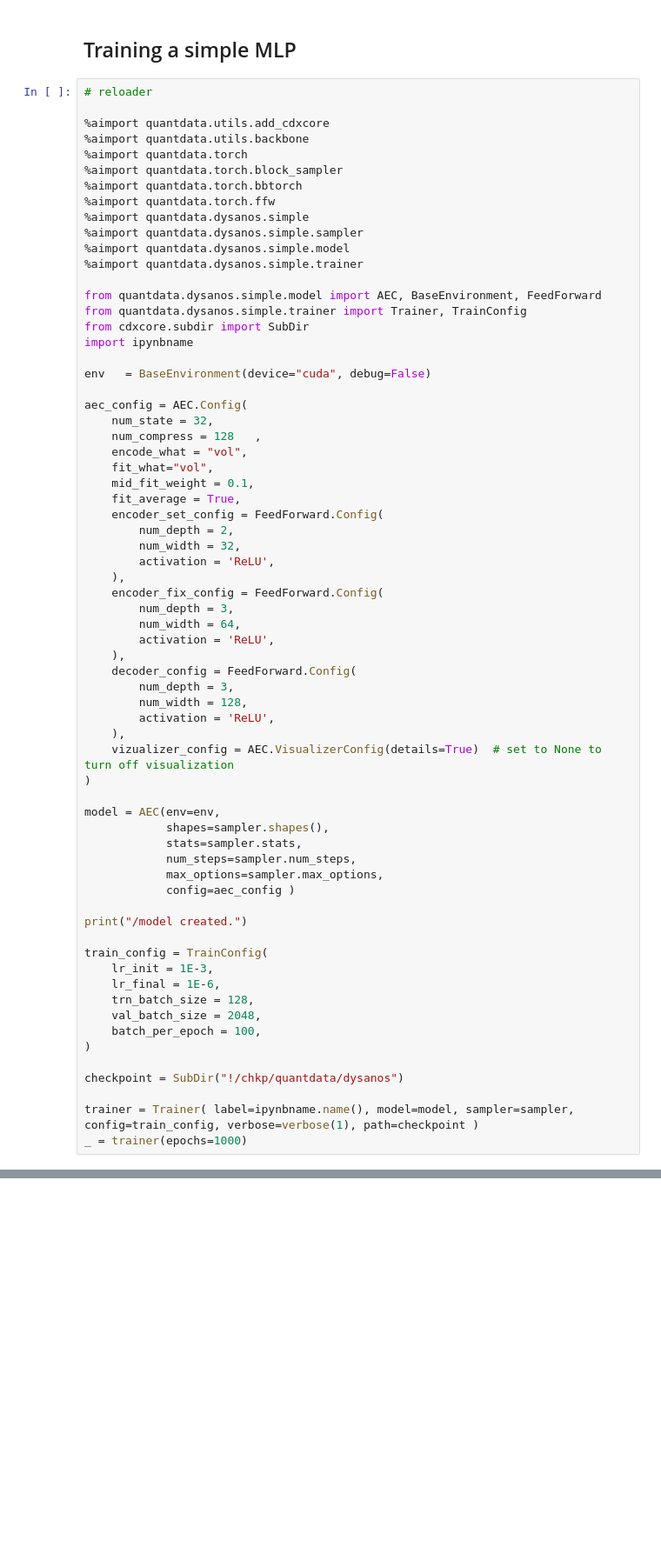
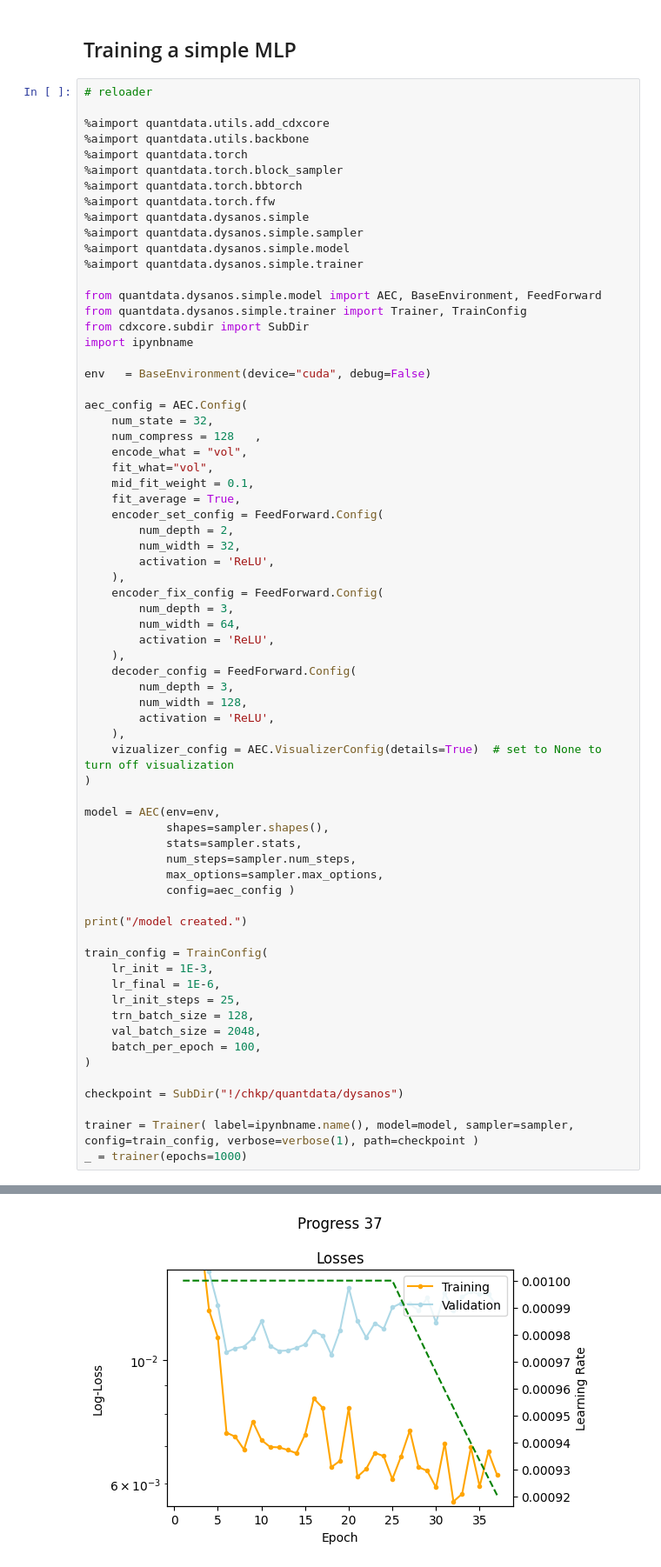
Before and after one commit to hansbuehler/quant_data, a Jupyter notebook: quantdata/dysanos/simple/viz_train_vol_vol_deep_dec.ipynb, the cells around one changed output, grey strips where cells are left out. Shown at 87% size. Cells and saved outputs as stored; diff of their text form; blank space fills up the shorter version.

```diff
--- a/quantdata/dysanos/simple/viz_train_vol_vol_deep_dec.ipynb
+++ b/quantdata/dysanos/simple/viz_train_vol_vol_deep_dec.ipynb
@@ -116,6 +116,7 @@ print("/model created.")
 train_config = TrainConfig(
     lr_init = 1E-3,
     lr_final = 1E-6,
+    lr_init_steps = 25,
     trn_batch_size = 128,
     val_batch_size = 2048,
     batch_per_epoch = 100,
@@ -134,0 +137 @@ _ = trainer(epochs=1000)
+[figure, added]
```
Also changed, not shown: parts of 2 cells of this notebook, 18 other files.
